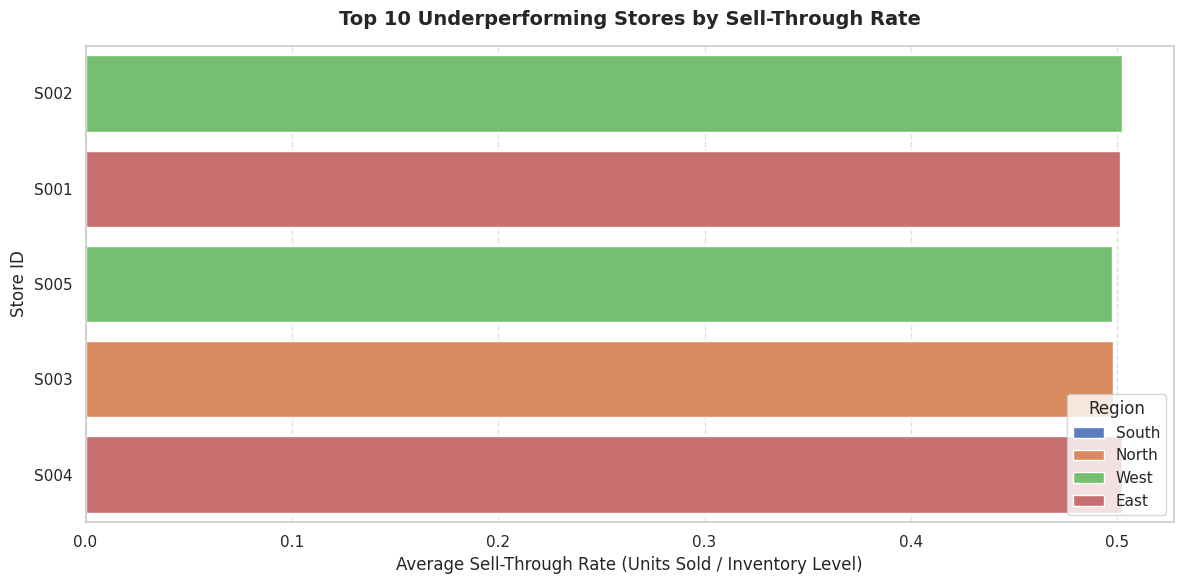
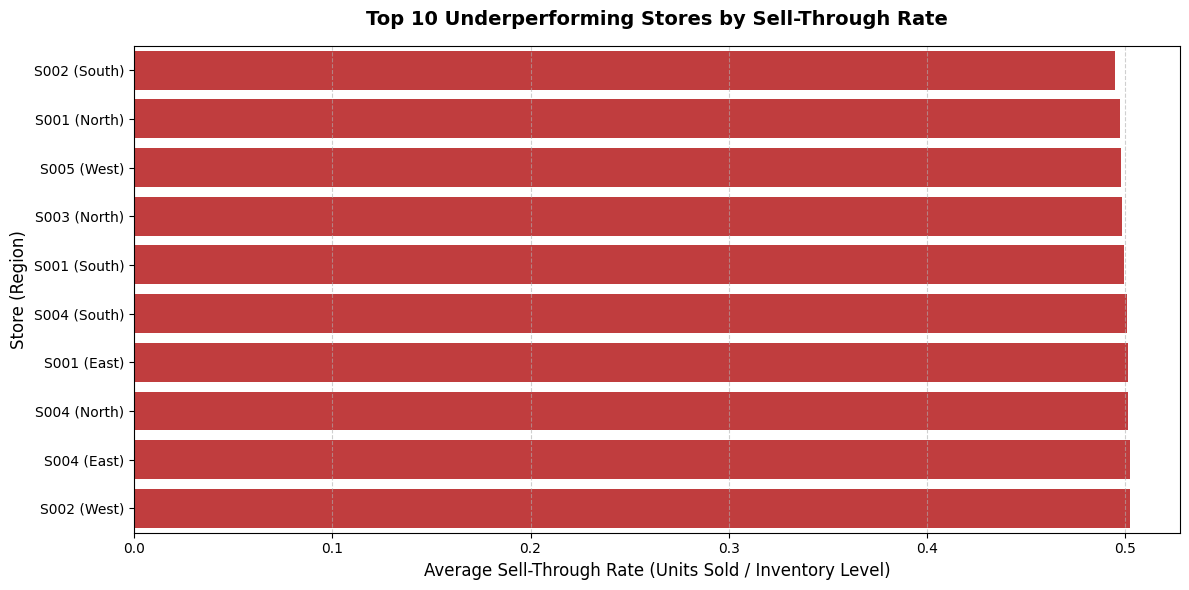
The notebook cell's code change between the first figure and the second:
--- before
+++ after
@@ -1,3 +1,3 @@
-# Sanity check: confirm Store IDs have enough transactions to represent a real store, not just a data artifact
+# Sanity check
 store_counts = df_clean['Store ID'].value_counts()
 print("--- Store ID Sanity Check ---")
@@ -5,8 +5,11 @@
 print(f"Maximum transactions for a single store: {store_counts.max()}")
 
-# Calculate the average sell-through rate per store to find the worst performers
-store_performance = df_clean.groupby(['Store ID', 'Region'])['Sell_Through_Rate'].mean().reset_index()
+# Group by Store and Region using as_index=False
+store_performance = df_clean.groupby(['Store ID', 'Region'], as_index=False)['Sell_Through_Rate'].mean()
 
-# Sort ascending to grab the bottom 10 stores (lowest sell-through means highest underperformance)
+# Force to string and combine into a single unique label for the y-axis
+store_performance['Store_Region'] = store_performance['Store ID'].astype(str) + " (" + store_performance['Region'].astype(str) + ")"
+
+# Sort ascending to grab the bottom 10 stores
 bottom_stores = store_performance.sort_values('Sell_Through_Rate', ascending=True).head(10)
 
@@ -16,15 +19,12 @@
     data=bottom_stores,
     x='Sell_Through_Rate',
-    y='Store ID',
-    hue='Region',
-    dodge=False,
-    palette='muted'
+    y='Store_Region',
+    color='#d62728' # Matches the previous Pain Point chart for section consistency
 )
 
 plt.title('Top 10 Underperforming Stores by Sell-Through Rate', fontsize=14, fontweight='bold', pad=15)
 plt.xlabel('Average Sell-Through Rate (Units Sold / Inventory Level)', fontsize=12)
-plt.ylabel('Store ID', fontsize=12)
+plt.ylabel('Store (Region)', fontsize=12)
 plt.grid(True, axis='x', linestyle='--', alpha=0.6)
-plt.legend(title='Region', loc='lower right')
 plt.tight_layout()
 plt.show()

Commit: fix: underperforming stores visualization and takeaway